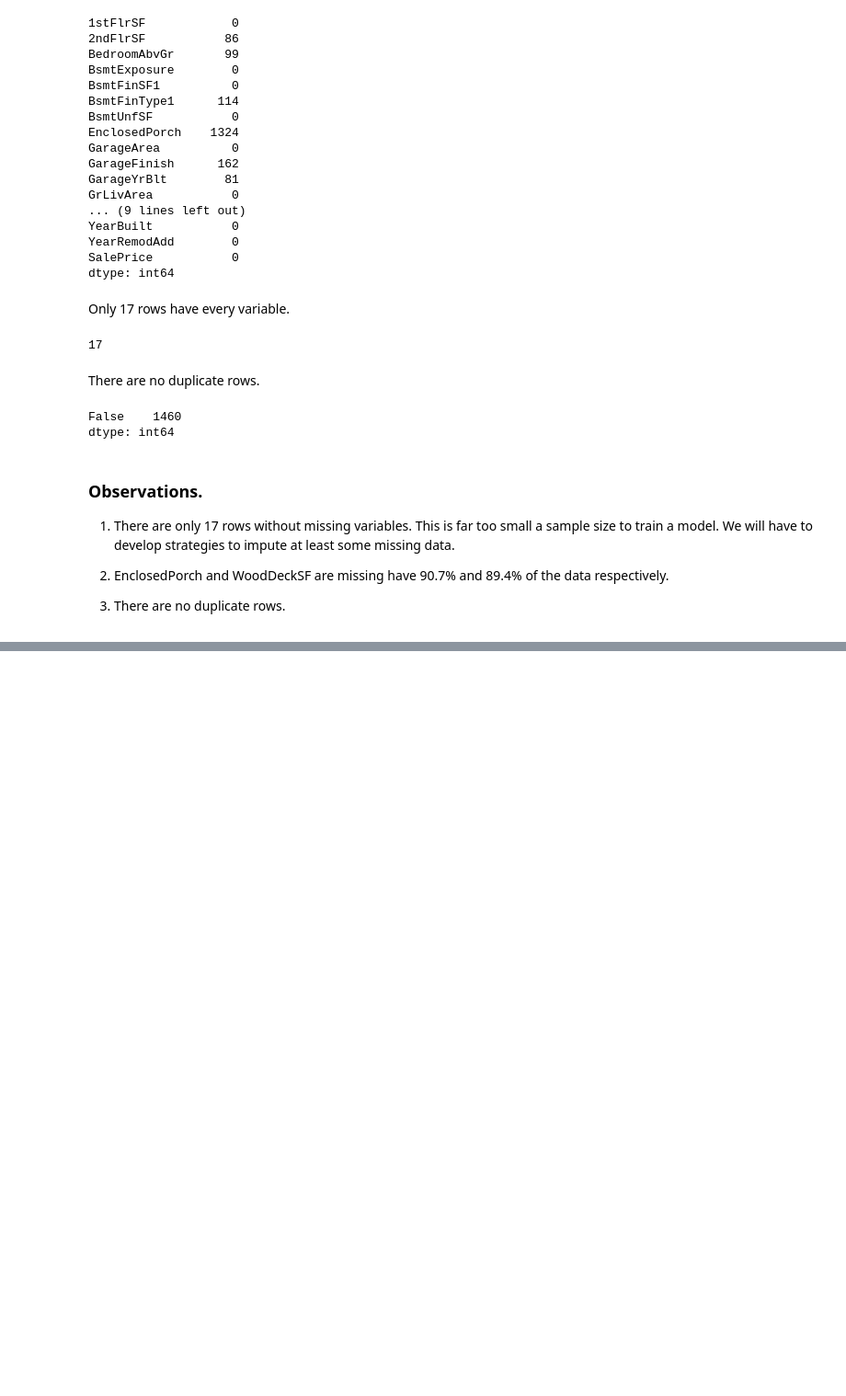
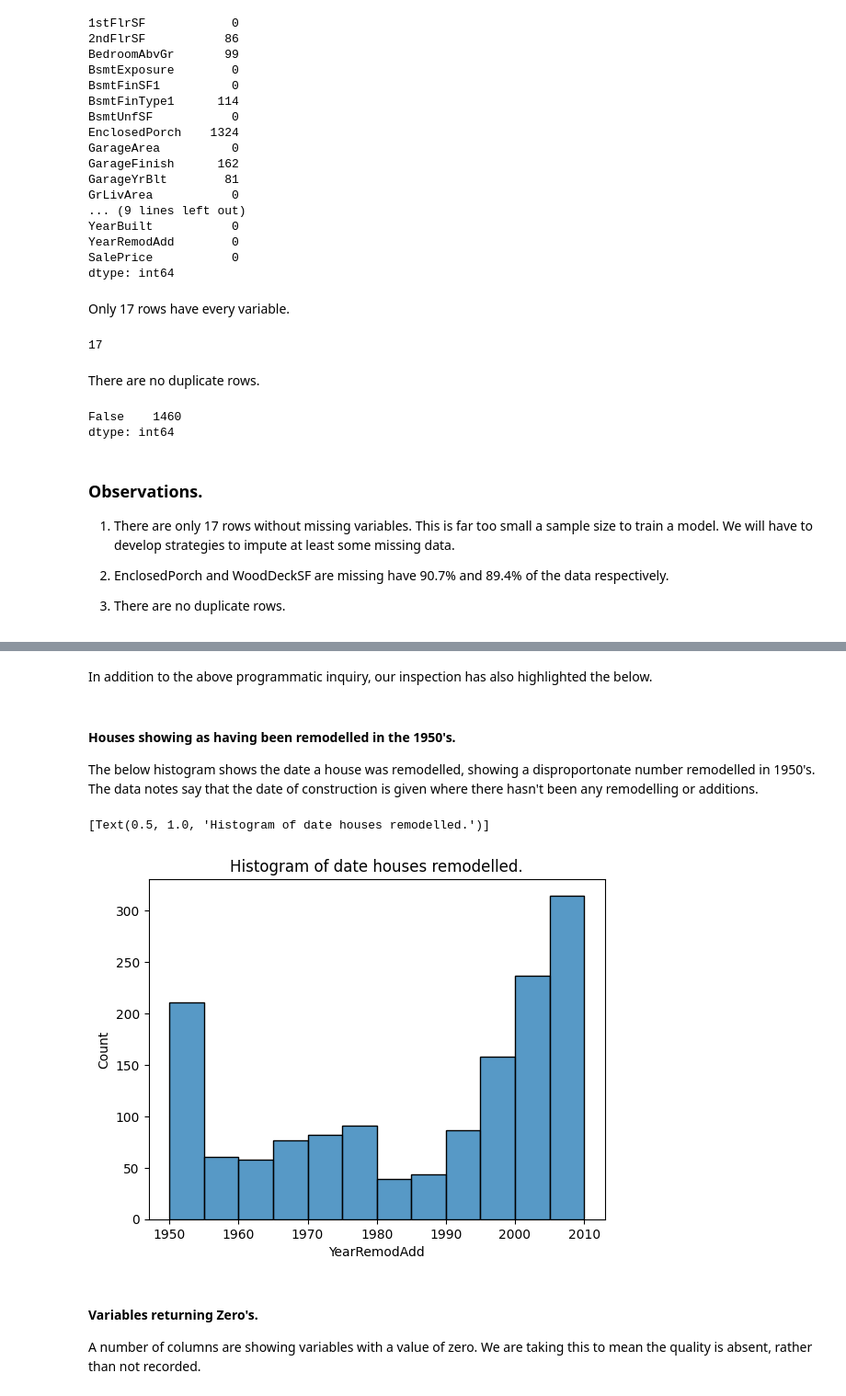
Before and after one commit to ewradcliffe/Heritage-Housing, a Jupyter notebook: jupyter_notebooks/DataInspection.ipynb, the cells around one changed output, grey strips where cells are left out. Shown at 92% size. Drawn from its saved outputs; the diff is of its cells as text; code cells hidden in the pictures; blank space fills up the shorter version.

```diff
--- a/jupyter_notebooks/DataInspection.ipynb
+++ b/jupyter_notebooks/DataInspection.ipynb
@@ -243,0 +285,15 @@ dtype: int64
+# %% [markdown]
+In addition to the above programmatic inquiry, our inspection has also highlighted the below.
+# %% [markdown]
+#### Houses showing as having been remodelled in the 1950's.
+
+The below histogram shows the date a house was remodelled, showing a disproportonate number remodelled in 1950's. The data notes say that the date of construction is given where there hasn't been any remodelling or additions.
+# %%
+sns.histplot(x="YearRemodAdd", data=house_prices_df).set(title='Histogram of date houses remodelled.')
+# %% [output]
+[Text(0.5, 1.0, 'Histogram of date houses remodelled.')]
+[figure, added]
+# %% [markdown]
+#### Variables returning Zero's.
+
+A number of columns are showing variables with a value of zero. We are taking this to mean the quality is absent, rather than not recorded.
```
Also changed, not shown: parts of 6 cells of this notebook, 1 other file.
